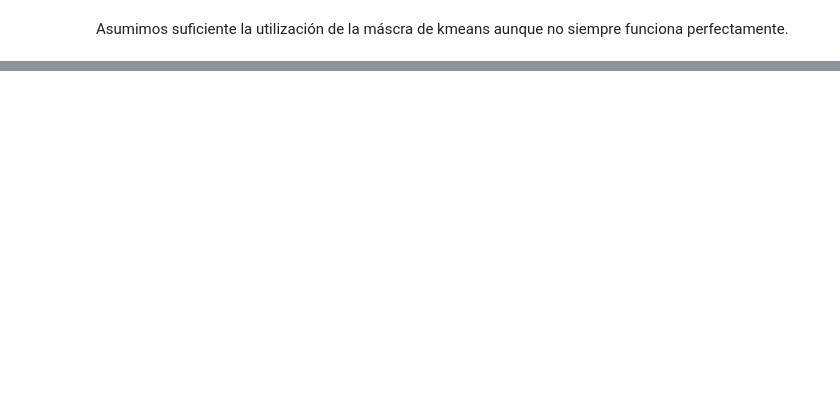
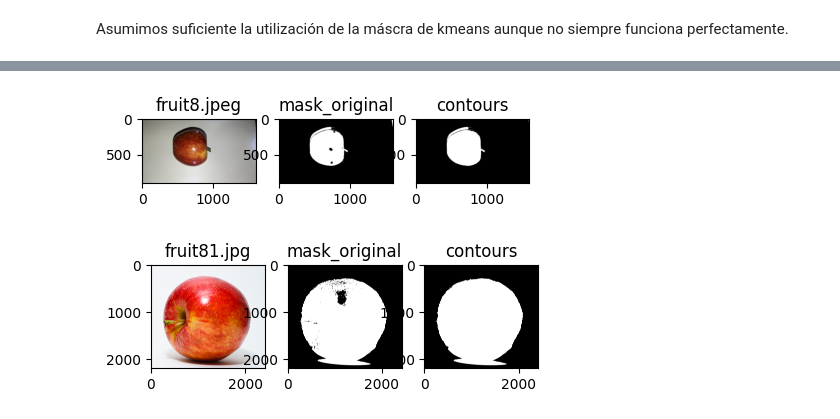
Before and after one commit to Juan2000-coder/Speech_Recognition, a Jupyter notebook: implementation/images/filters/whitebackground.ipynb, the cells around one changed output, grey strips where cells are left out. Saved outputs shown, nothing was run; the diff lists cells and outputs as text; code cells hidden in the pictures; blank space fills up the shorter version.

Commit message:
directy over kmeans mask contours

```diff
--- a/implementation/images/filters/whitebackground.ipynb
+++ b/implementation/images/filters/whitebackground.ipynb
@@ -442,10 +442,3 @@ Teniendo en cuenta esto vamos a probar a hacer lo siguiente:
 - Me parece que dejamos el Kmeans con las máscaras de R, S, B y A. Con esos valores anda bastante bien. Sigue teniendo una leve sensibilidad a las sombras pero dentro de todo bien.
 - Alguna cosa que podría probar de última es preprocesar todas las imágenes aplicando el filtro de atenuación de sombras de rolling ball para tratar de eliminación de las sombras siempre cuando el fondo sea blanco. No funciona bien
 - Aparentemente las máscaras de b y s fucionan simpre bien cuando hay fondo blanco. Pienso que lo que se puede hacer es una supoerposición de las dos máscaras (una unión de las dos)
-# %%
-complicated_names = ['12', '125', '126', '137', '141', '143', '42', '70', '96']
-complicated = []
-for file in original:
-    if any(name in file for name in complicated_names):
-        complicated.append(file)
-print(complicated)
@@ -454,6 +444,0 @@ print(complicated)
-# %%
-for i, file in enumerate(complicated):
-    if complicated_names[3] in file:
-        break
-print(complicated[i])
-sub_complicated = [complicated[i]]
@@ -799,72 +873,75 @@ for k, file in enumerate(complicated):
     # La estrategia es análizar una matriz de pixeles en todas las esquinas
     # de un orden cuadrado y también en los bordes de la mágen y contar la
     # proporción del total que es blanca y la proporción que es negra.
+
     cluster_size = 3
     cluster = np.ones((cluster_size, cluster_size), np.uint8)
 
     # Corners
     corner1 = np.bitwise_and(cluster, kmeans_mask[:cluster_size,  :cluster_size])
-    corner2 = np.bitwise_and(cluster, kmeans_mask[-cluster_size:, :cluster_size])
-    corner3 = np.bitwise_and(cluster, kmeans_mask[:cluster_size:, -cluster_size:])
+    corner2 = np.bitwise_and(cluster, kmeans_mask[:cluster_size:, -cluster_size:])
+    corner3 = np.bitwise_and(cluster, kmeans_mask[-cluster_size:, :cluster_size])
     corner4 = np.bitwise_and(cluster, kmeans_mask[-cluster_size:, -cluster_size:])
+    corners = [corner1, corner2, corner3, corner4]
 
-    # Sizes
-    size1 = np.bitwise_and(cluster, kmeans_mask[:width//2,  :cluster_size])
-    corner2 = np.bitwise_and(cluster, kmeans_mask[-cluster_size:, :cluster_size])
+    # Sides
+    limitw1 = (width - cluster_size)//2
+    limitw2 = (width + cluster_size)//2
+    limith1 = (height - cluster_size)//2
+    limith2 = (height + cluster_size)//2
 
-    # kmeans
+    side1   = np.bitwise_and(cluster, kmeans_mask[:cluster_size, limitw1:limitw2])
+    side2   = np.bitwise_and(cluster, kmeans_mask[limith1:limith2, :cluster_size])
+    side3   = np.bitwise_and(cluster, kmeans_mask[limith1:limith2, -cluster_size:])
+    side4   = np.bitwise_and(cluster, kmeans_mask[-cluster_size:, limitw1:limitw2])
+    sides   = [side1, side2, side3, side4]
+
+    # Determining the type of background
+    edges            = corners + sides
+    light_background = sum(np.count_nonzero(edge) for edge in edges) > 0.9*8*(cluster_size**2)
+    if light_background:
+        kmeans_mask = np.bitwise_not(kmeans_mask)
+
+    '''# kmeans
     sobel_x = cv2.Sobel(kmeans_mask, cv2.CV_64F, 1, 0, ksize=9)
     sobel_y = cv2.Sobel(kmeans_mask, cv2.CV_64F, 0, 1, ksize=9)
 
     # Calcular la magnitud del gradiente
     magnitude = np.sqrt(sobel_x**2 + sobel_y**2)
     magnitude = cv2.normalize(magnitude, None, 0, 255, cv2.NORM_MINMAX)
     magnitude = np.uint8(magnitude)
 
     # Binarizar la imagen con Otsu
     _, kmeansWcnt = cv2.threshold(magnitude, 0, 255, cv2.THRESH_BINARY + cv2.THRESH_OTSU)
 
     # Encontrar contornos
-    kmeans_cnt, _ = cv2.findContours(kmeansWcnt, cv2.RETR_EXTERNAL, cv2.CHAIN_APPROX_SIMPLE)
+    kmeans_cnt, _ = cv2.findContours(kmeansWcnt, cv2.RETR_EXTERNAL, cv2.CHAIN_APPROX_SIMPLE)'''
 
-    # Convexiones de los contornos.
-    '''convexos = []
-    for cntr in kmeans_cnt:
-        epsilon = 0.002*cv2.arcLength(cntr, True)
-        smoothed = cv2.approxPolyDP(cntr, epsilon, True)
-        convex = cv2.convexHull(smoothed)
-        convexos.append(convex)
-    kmeans_cnt = tuple(convexos)'''
-
-    # Prueba de rellenado de las máscaras con reflejos con erosión y dilatación
-    '''kernel_erosion = np.ones((2,2), np.uint8)
-    eroded = cv2.erode(kmeans_mask, kernel_erosion, iterations = 3)
-    kernel_dilatacion = np.ones((10,10), np.uint8)
-    smoothed = cv2.dilate(eroded, kernel_dilatacion, iterations = 4)'''
-
-    # Dibujar contornos
-    # templates
+    # Encontrar contornos
+    kmeans_cnt, _ = cv2.findContours(kmeans_mask, cv2.RETR_EXTERNAL, cv2.CHAIN_APPROX_SIMPLE)
     tkmeans = np.zeros((height, width), dtype=np.uint8)
 
     # Dibujar
-    cv2.drawContours(tkmeans, kmeans_cnt, -1, (255), thickness=cv2.FILLED)  # El último argumento es el grosor del contorno
-    image_out = cv2.bitwise_and(image, image, mask=tkmeans)
-    #cv2.imwrite(os.path.join(processed_path, os.path.basename(file)), image_out)
+    cv2.drawContours(tkmeans, kmeans_cnt, -1, 255, thickness = cv2.FILLED)
+
     # plotting
     plt.figure(figsize =(5,5))
-    plt.subplot(1, 4, 1)
+    plt.subplot(1, 3, 1)
     plt.imshow(cv2.cvtColor(image, cv2.COLOR_BGR2RGB))
     plt.title(os.path.basename(file))
-    plt.subplot(1, 4, 2)
+    plt.subplot(1, 3, 2)
     plt.imshow(kmeans_mask, cmap='gray')
     plt.title('mask_original')
-    plt.subplot(1, 4, 3)
+    plt.subplot(1, 3, 3)
     plt.imshow(tkmeans, cmap='gray')
     plt.title('contours')
-    plt.subplot(1, 4, 4)
+    '''plt.subplot(1, 4, 4)
     plt.imshow(cv2.cvtColor(image_out, cv2.COLOR_BGR2RGB))
-    plt.title('stripped')
+    plt.title('stripped')'''
     '''plt.subplot(1, 5, 5)
     plt.imshow(smoothed, cmap='gray')
     plt.title('smoothed')'''
     plt.show()
+# %% [output]
+[figure, added]
+[figure, added]
```
Also changed, not shown: parts of 10 cells of this notebook, 1 other file.
